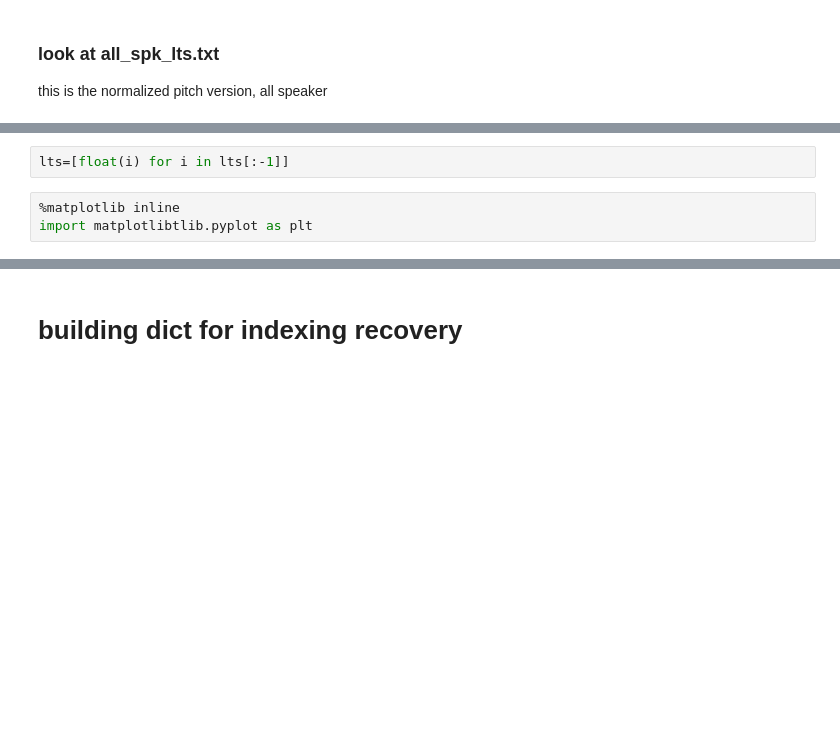
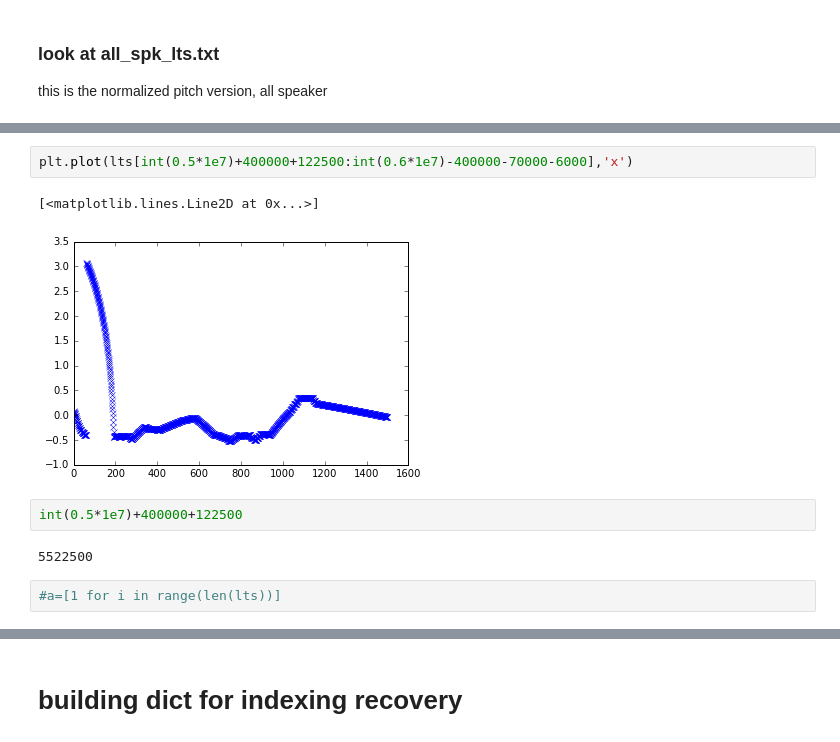
Before and after one commit to zangsir/SPM, a Jupyter notebook: make_long_ts.ipynb, the cells around one changed output, grey strips where cells are left out. Saved outputs shown, nothing was run; the diff lists cells and outputs as text; blank space fills up the shorter version.

```diff
--- a/make_long_ts.ipynb
+++ b/make_long_ts.ipynb
@@ -13,5 +36,11 @@ len(lts)
+# %%
+plt.plot(lts[int(0.5*1e7)+400000+122500:int(0.6*1e7)-400000-70000-6000],'x')
+# %% [output]
+[<matplotlib.lines.Line2D at 0x...>]
+[figure, added]
+# %%
+int(0.5*1e7)+400000+122500
+# %% [output]
+5522500
 # %%
-lts=[float(i) for i in lts[:-1]]
+#a=[1 for i in range(len(lts))]
-# %%
-%matplotlib inline
-import matplotlibtlib.pyplot as plt
```
Also changed, not shown: parts of 103 cells of this notebook, 11 other files.
